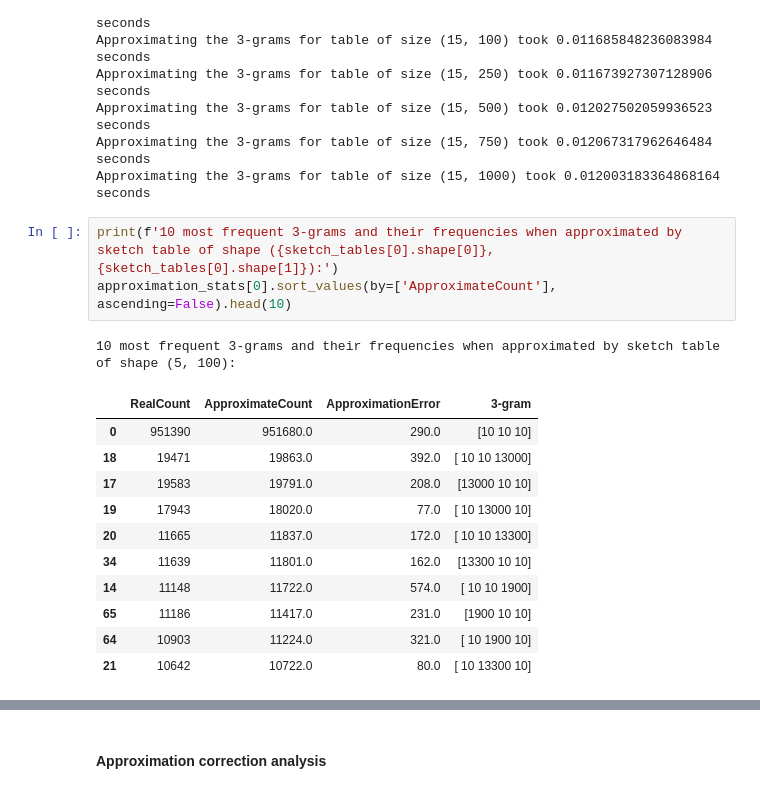
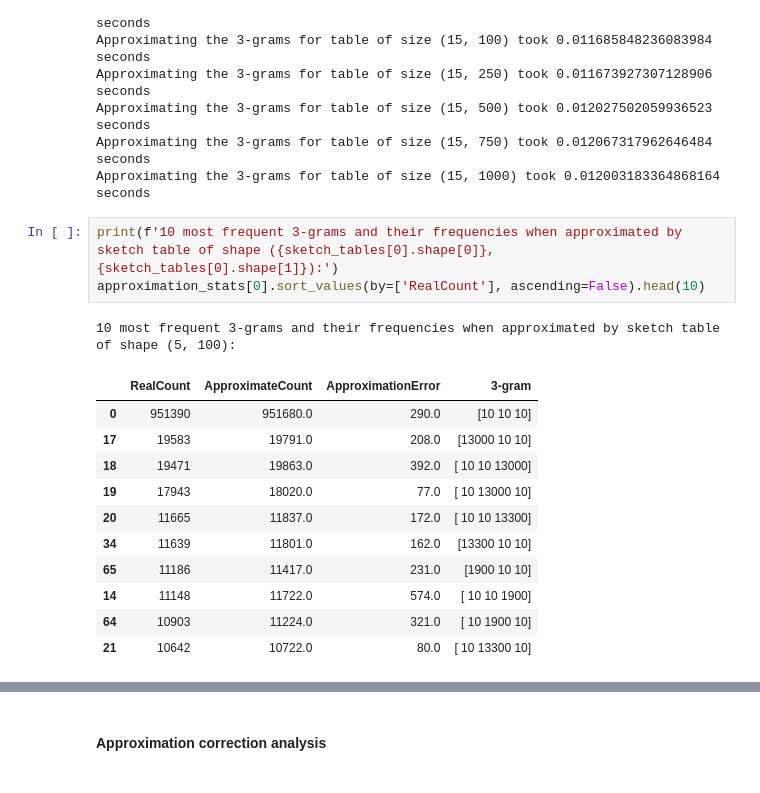
Before and after one commit to kponichtera/cs4035-cda, a Jupyter notebook: lab3/lab3_countmin.ipynb, the cells around one changed output, grey strips where cells are left out. Saved outputs shown, nothing was run; the diff lists cells and outputs as text.

Commit message:
Analysis of the count-min

```diff
--- a/lab3/lab3_countmin.ipynb
+++ b/lab3/lab3_countmin.ipynb
@@ -499,18 +499,18 @@ Approximating the 3-grams for table of size (15, 750) took 0.012067317962646484
 Approximating the 3-grams for table of size (15, 1000) took 0.012003183364868164 seconds
 # %%
 print(f'10 most frequent 3-grams and their frequencies when approximated by sketch table of shape ({sketch_tables[0].shape[0]}, {sketch_tables[0].shape[1]}):')
-approximation_stats[0].sort_values(by=['ApproximateCount'], ascending=False).head(10)
+approximation_stats[0].sort_values(by=['RealCount'], ascending=False).head(10)
 # %% [output]
 10 most frequent 3-grams and their frequencies when approximated by sketch table of shape (5, 100):
 |  | RealCount | ApproximateCount | ApproximationError | 3-gram |
 | 0 | 951390 | 951680.0 | 290.0 | [10 10 10] |
+| 17 | 19583 | 19791.0 | 208.0 | [13000 10 10] |
 | 18 | 19471 | 19863.0 | 392.0 | [ 10 10 13000] |
-| 17 | 19583 | 19791.0 | 208.0 | [13000 10 10] |
 | 19 | 17943 | 18020.0 | 77.0 | [ 10 13000 10] |
 | 20 | 11665 | 11837.0 | 172.0 | [ 10 10 13300] |
 | 34 | 11639 | 11801.0 | 162.0 | [13300 10 10] |
+| 65 | 11186 | 11417.0 | 231.0 | [1900 10 10] |
 | 14 | 11148 | 11722.0 | 574.0 | [ 10 10 1900] |
-| 65 | 11186 | 11417.0 | 231.0 | [1900 10 10] |
 | 64 | 10903 | 11224.0 | 321.0 | [ 10 1900 10] |
 | 21 | 10642 | 10722.0 | 80.0 | [ 10 13300 10] |
 # %%
```
Also changed, not shown: parts of 4 cells of this notebook.
